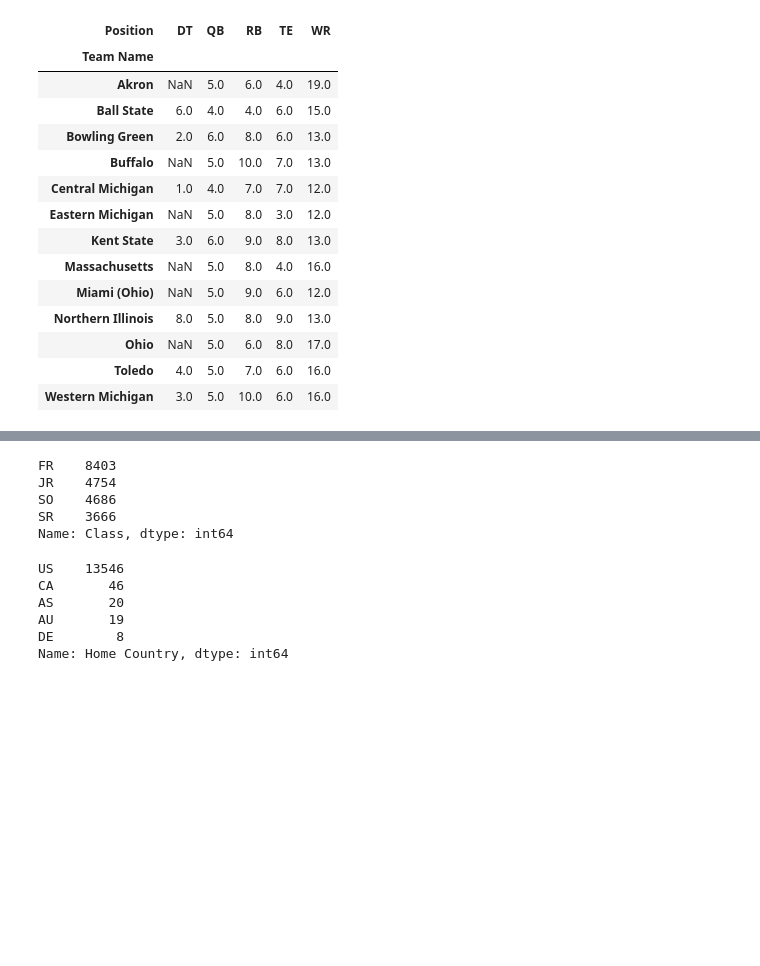
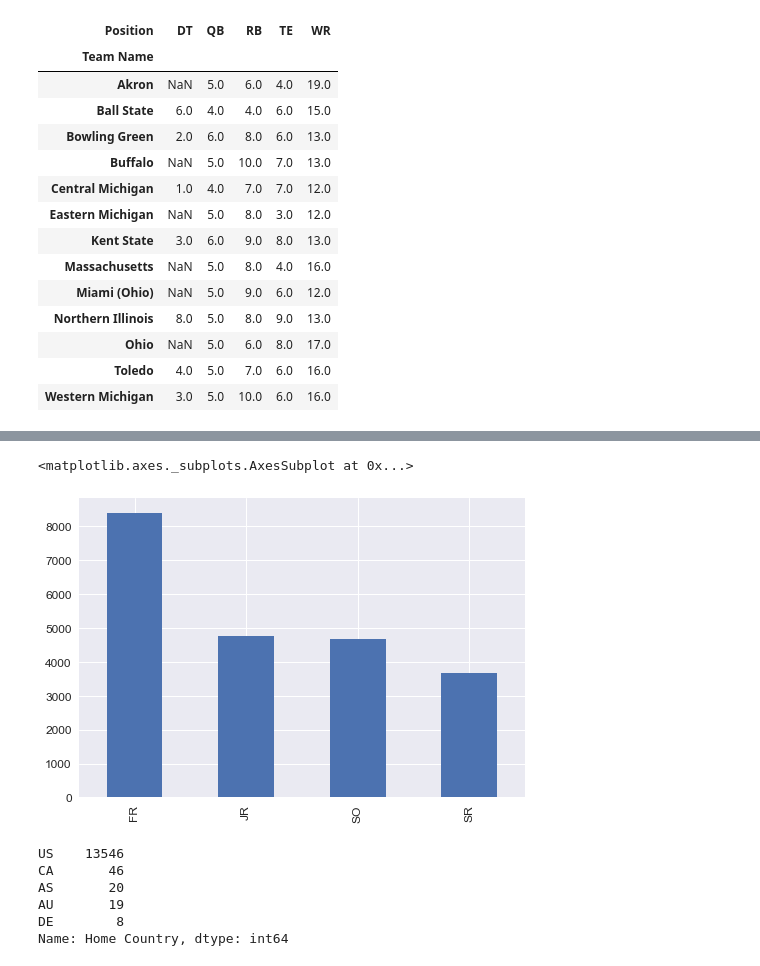
Before and after one commit to ankiijindae/Python-Machine-Learning-Projects, a Jupyter notebook: College Football Analysis.ipynb, the cells around one changed output, grey strips where cells are left out. Cells and saved outputs as stored; diff of their text form; code cells hidden in the pictures; blank space fills up the shorter version.

```diff
--- a/College Football Analysis.ipynb
+++ b/College Football Analysis.ipynb
@@ -119,11 +147,8 @@ ax = data[(data['Conference Code'] == 875)].groupby(['Team Name','Class'])['Play
 # %%
-data.Class.value_counts()
+data.Class.value_counts().plot(kind = 'bar')
 # %% [output]
-FR    8403
-JR    4754
-SO    4686
-SR    3666
-Name: Class, dtype: int64
+<matplotlib.axes._subplots.AxesSubplot at 0x...>
+[figure, added]
 # %%
 data['Home Country'].value_counts()[:5]
 # %% [output]
```
Also changed, not shown: parts of 15 cells of this notebook.
